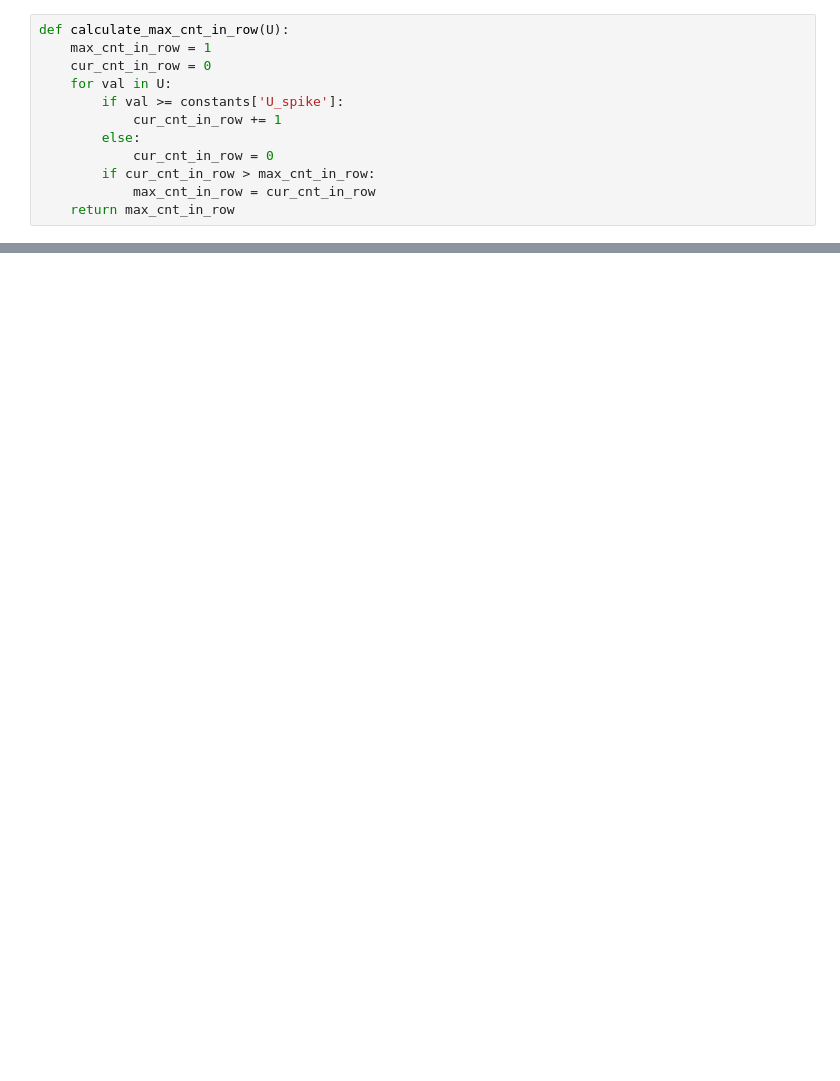
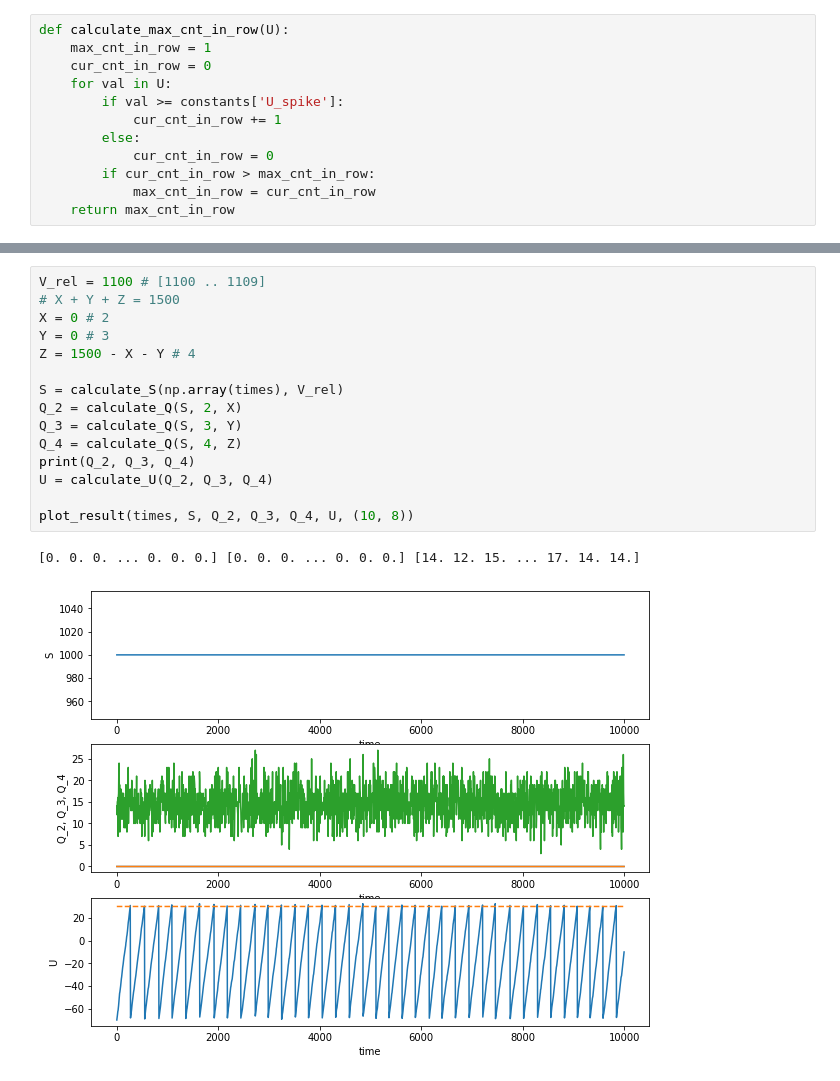
Before and after one commit to N-buga/HSE-computational_ns, a Jupyter notebook: HW2_ChemicalSynapse.ipynb, the cells around one changed output, grey strips where cells are left out. Saved outputs shown, nothing was run; the diff lists cells and outputs as text; blank space fills up the shorter version.

Commit message:
add plots

```diff
--- a/HW2_ChemicalSynapse.ipynb
+++ b/HW2_ChemicalSynapse.ipynb
@@ -105,0 +106,18 @@ print(calculate_max_cnt_in_row(U))
+# %%
+V_rel = 1100 # [1100 .. 1109]
+# X + Y + Z = 1500
+X = 0 # 2
+Y = 0 # 3
+Z = 1500 - X - Y # 4
+
+S = calculate_S(np.array(times), V_rel)
+Q_2 = calculate_Q(S, 2, X)
+Q_3 = calculate_Q(S, 3, Y)
+Q_4 = calculate_Q(S, 4, Z)
+print(Q_2, Q_3, Q_4)
+U = calculate_U(Q_2, Q_3, Q_4)
+
+plot_result(times, S, Q_2, Q_3, Q_4, U, (10, 8))
+# %% [output]
+[0. 0. 0. ... 0. 0. 0.] [0. 0. 0. ... 0. 0. 0.] [14. 12. 15. ... 17. 14. 14.]
+[figure, added]
```
Also changed, not shown: parts of 4 cells of this notebook.
